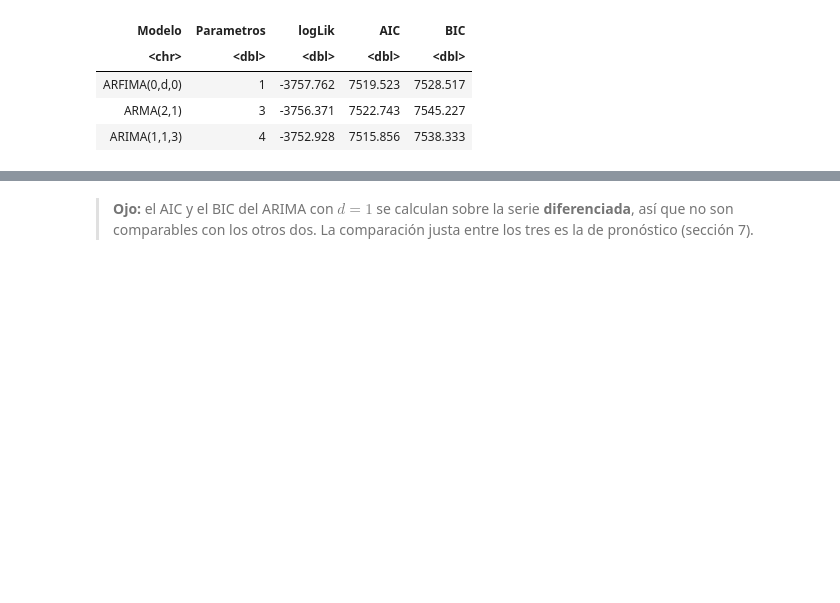
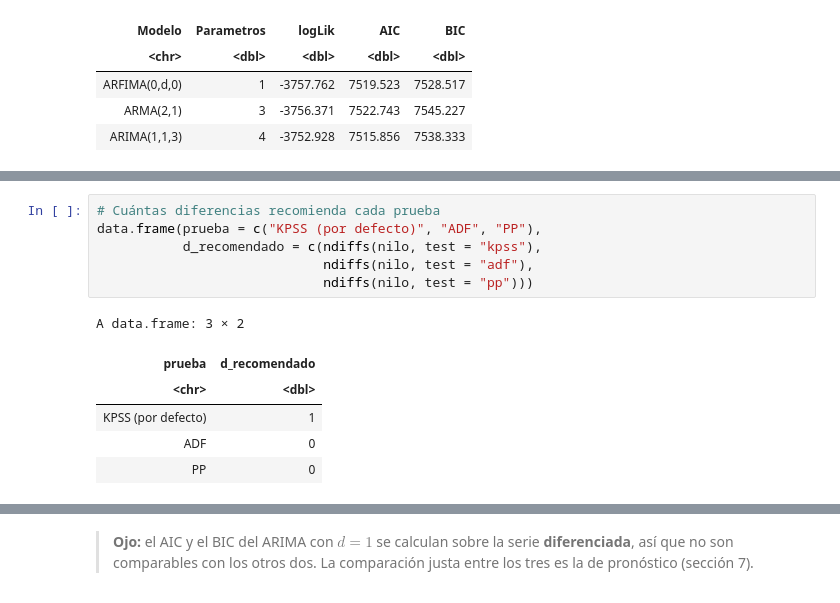
Before and after one commit to camilomelo928/Series-de-Tiempo, a Jupyter notebook: seminario-arfima/notebooks/arfima_nilo.ipynb, the cells around one changed output, grey strips where cells are left out. Cells and saved outputs as stored; diff of their text form; blank space fills up the shorter version.

```diff
--- a/seminario-arfima/notebooks/arfima_nilo.ipynb
+++ b/seminario-arfima/notebooks/arfima_nilo.ipynb
@@ -281,0 +286,13 @@ A data.frame: 3 × 5
+# %%
+# Cuántas diferencias recomienda cada prueba
+data.frame(prueba = c("KPSS (por defecto)", "ADF", "PP"),
+           d_recomendado = c(ndiffs(nilo, test = "kpss"),
+                             ndiffs(nilo, test = "adf"),
+                             ndiffs(nilo, test = "pp")))
+# %% [output]
+A data.frame: 3 × 2
+| prueba | d_recomendado |
+| <chr> | <dbl> |
+| KPSS (por defecto) | 1 |
+| ADF | 0 |
+| PP | 0 |
```
Also changed, not shown: parts of 7 cells of this notebook.
